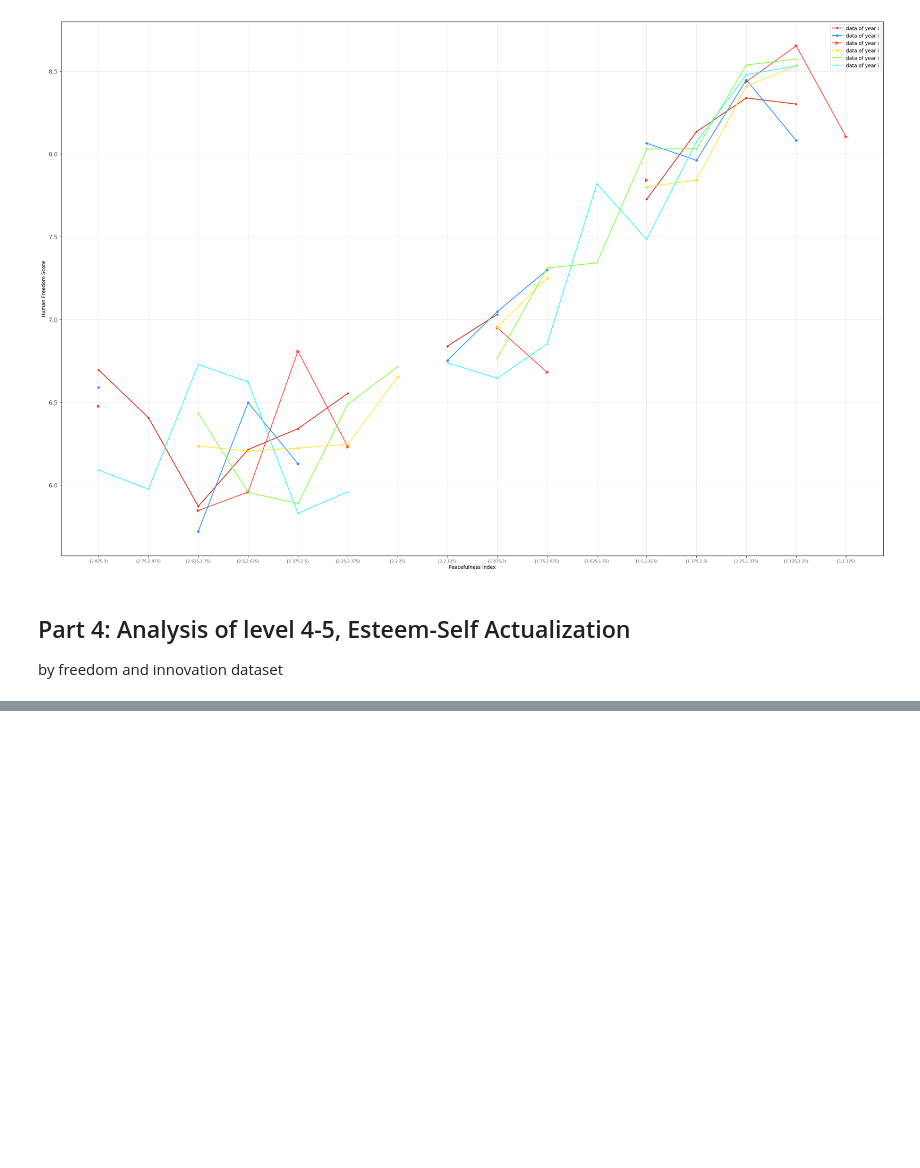
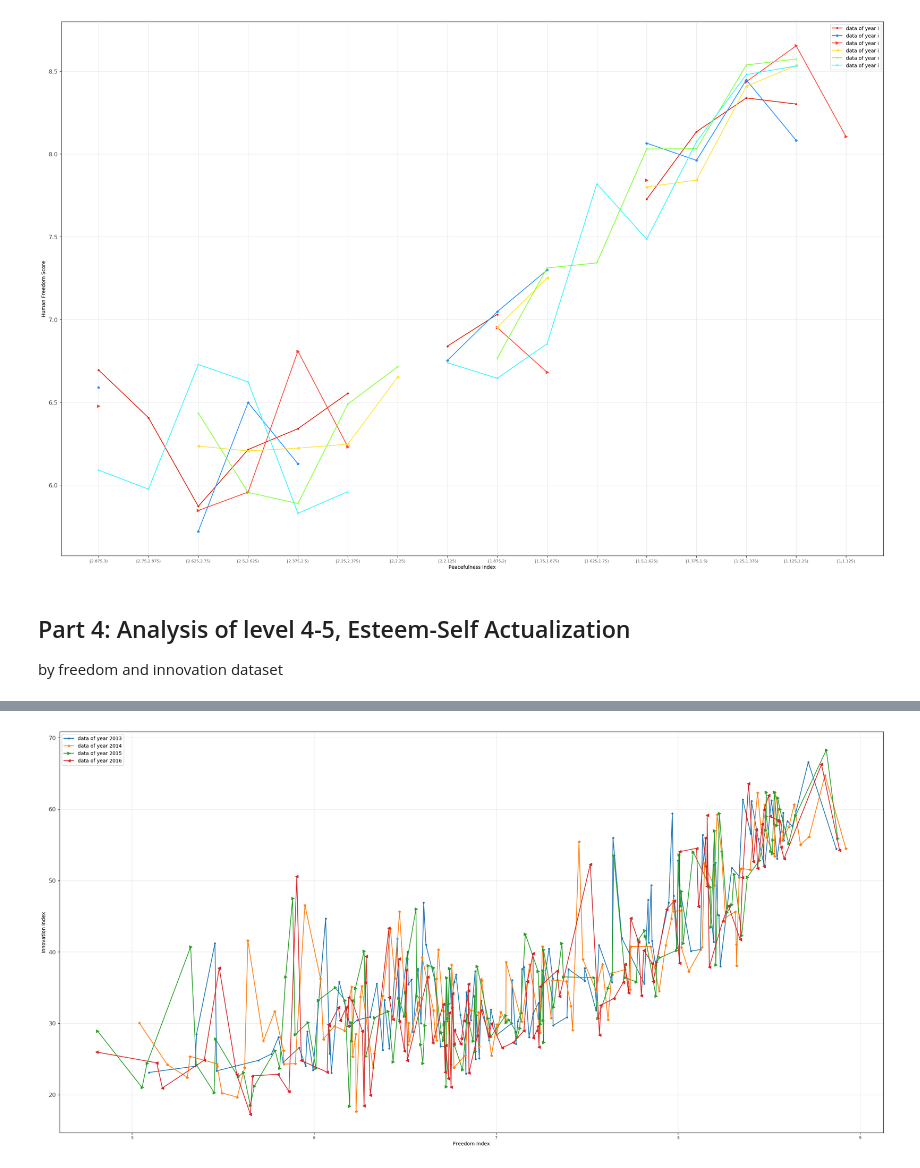
Before and after one commit to winwowin/Final_Project, a Jupyter notebook: 590PR_Final_WinYaoPhil.ipynb, the cells around one changed output, grey strips where cells are left out. Cells and saved outputs as stored; diff of their text form; code cells hidden in the pictures; blank space fills up the shorter version.

Commit message:
Merged Win

```diff
--- a/590PR_Final_WinYaoPhil.ipynb
+++ b/590PR_Final_WinYaoPhil.ipynb
@@ -683,0 +699,2 @@ Innovation()
+# %%
+free_list = PREP_DATA.freedom()
@@ -683,0 +714,44 @@ Innovation()
+# %%
+inno_list = []
+for i in range(6):
+    df = GET_DATA.Innovation('Innovation-201%s.csv' %(i+3))
+    df.rename({'Economy':'Country','Score': 'Score201%s' %(i+3)}, axis='columns', inplace=True)
+    inno_list.append(df[['Country','Score201%s' %(i+3)]])
+# %%
+def Analysis_level45(inno_list, free_list):
+    level_45_list = []
+    for i in range(4):
+        df_level45 = pd.merge(inno_list[i], free_list[i], on = 'Country', how='inner')
+        df_level45 = df_level45.drop_duplicates(keep='first', inplace=False)
+        level_45_list.append(df_level45)
+    x_list = []
+    y_list = []
+    item = ['Score2013', 'Score2014', 'Score2015', 'Score2016']
+    for s in range(4):
+        df = level_45_list[s]
+        dd = df.sort_values(by='hf_score', ascending=True)
+        x = np.asarray(dd['hf_score'])
+        y = np.asarray(dd[item[s]])
+        x_list.append(x)
+        y_list.append(y)
+    return x_list, y_list
+# %%
+def plot45(x_list, y_list):
+    plt.figure(figsize = (30,15), dpi=100)
+    item = ['Score2013', 'Score2014', 'Score2015', 'Score2016']
+    marker = ['.','*','>','<','1','2','s']
+    color = ['#E11B00', '#1E90FF','#FF4233','#FFE333','#7EFF33','#33F4FF','#D433FF']
+    for f in range(len(x_list)):
+        plt.plot(x_list[f],y_list[f],label = 'data of year '+item[f][-4:], marker = marker[f])#,color = color[f])
+    plt.xlabel('Freedom Index')
+    plt.ylabel('Innovation Index')
+    plt.xticks(fontsize = 8, horizontalalignment = 'center', alpha = .7)
+    plt.yticks(fontsize = 12, alpha = .7)
+    plt.grid(axis='both',alpha = .3)
+    plt.legend()#prop={'size': 30})
+    plt.show()
+# %%
+x_list, y_list = Analysis_level45(inno_list, free_list)
+plot45(x_list, y_list)
+# %% [output]
+[figure, added]
```
Also changed, not shown: parts of 21 cells of this notebook.
